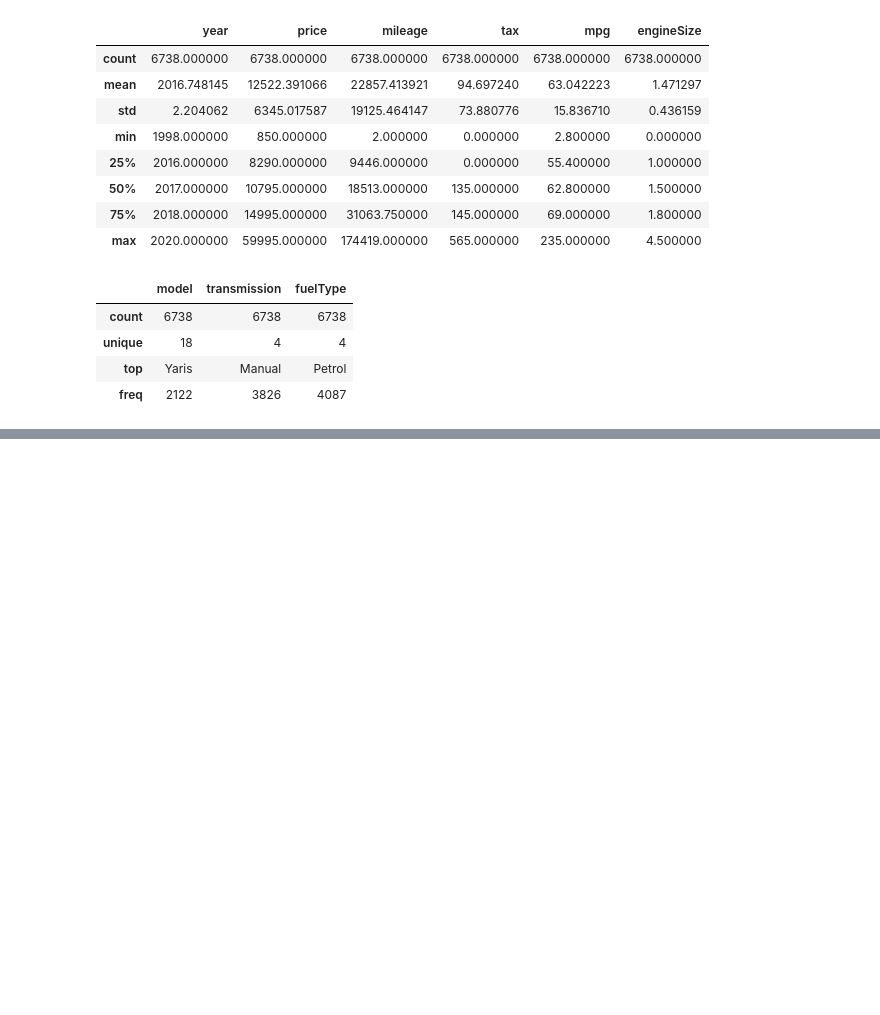
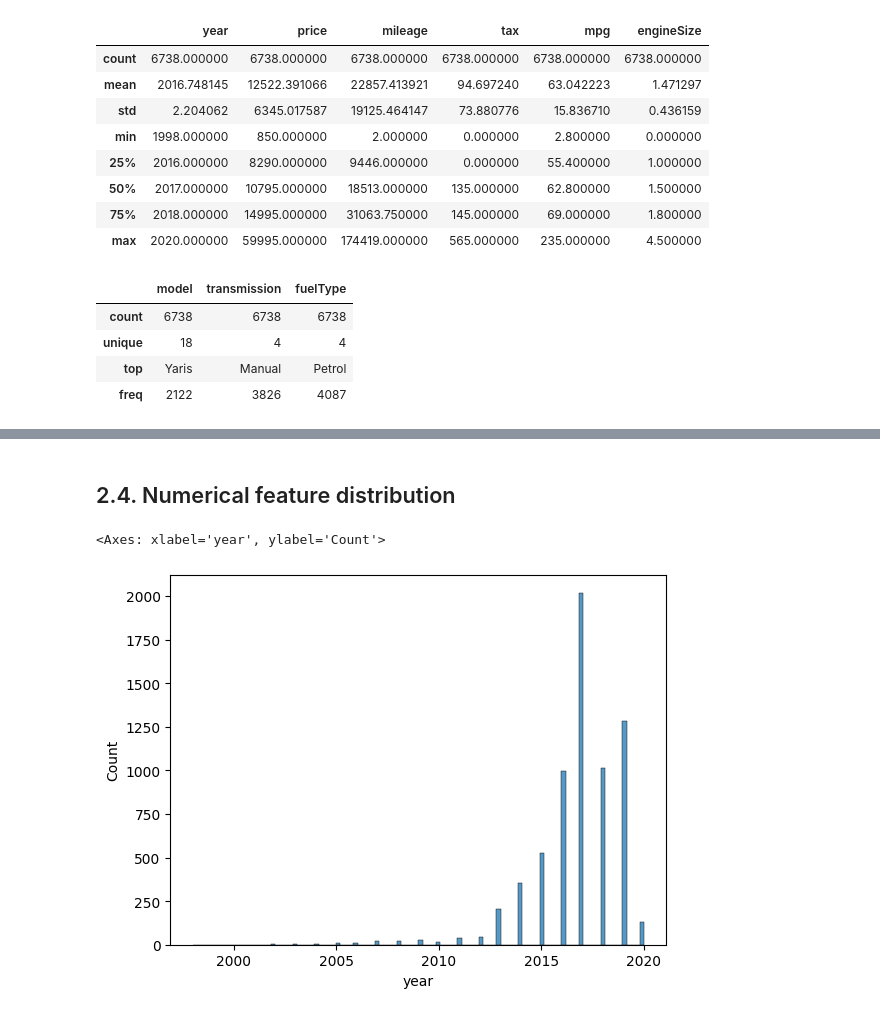
Before and after one commit to zakzakzak/kaggle, a Jupyter notebook: prediction-car-price.ipynb, the cells around one changed output, grey strips where cells are left out. Cells and saved outputs as stored; diff of their text form; code cells hidden in the pictures; blank space fills up the shorter version.

```diff
--- a/prediction-car-price.ipynb
+++ b/prediction-car-price.ipynb
@@ -108,0 +147,7 @@ df.describe(include='object')
+# %% [markdown]
+## 2.4. Numerical feature distribution
+# %%
+sns.histplot(df['year'], kde=False)
+# %% [output]
+<Axes: xlabel='year', ylabel='Count'>
+[figure, added]
```
Also changed, not shown: parts of 6 cells of this notebook.
